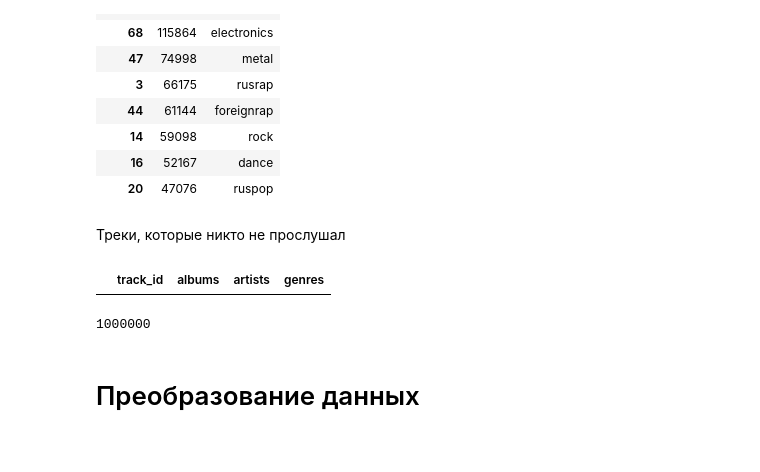
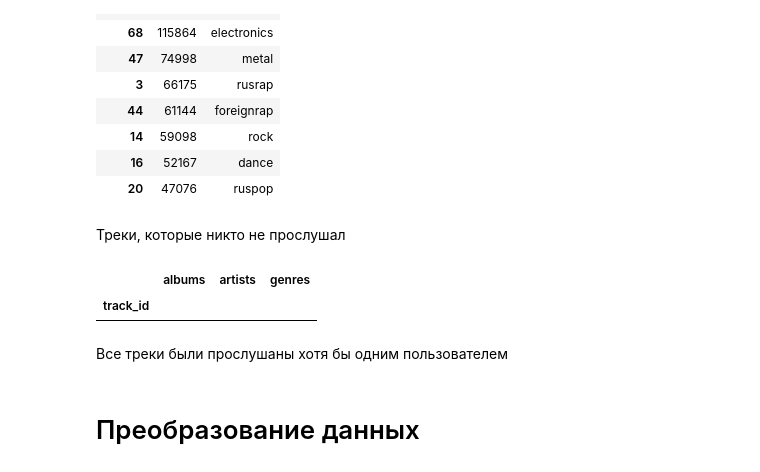
Before and after one commit to superVo1d/mle-project-sprint-4-v001, a Jupyter notebook: recommendations.ipynb, the cells around one changed output. Saved outputs shown, nothing was run; the diff lists cells and outputs as text; code cells hidden in the pictures.

```diff
--- a/recommendations.ipynb
+++ b/recommendations.ipynb
@@ -85,6 +117,9 @@ len(tracks[tracks['artists'].str.len() == 0])
 len(tracks[tracks['albums'].str.len() == 0])
 # %% [output]
 18
+# %%
+# Делаем track_id индексным столбцом
+tracks.set_index('track_id', inplace=True)
 # %%
 catalog_names.info()
 # %% [output]
@@ -265,2 +281,0 @@ from pandas.tseries.offsets import MonthEnd
-# %%
-interactions["started_at_month"] = pd.to_datetime(interactions["started_at"]).dt.to_period('M').dt.to_timestamp().dt.date
@@ -306,7 +312,7 @@ top_items[top_items['type'] == 'track'].head(10)
 # %% [markdown]
 Наиболее популярные жанры
 # %%
-genres_counts = top_items.join(tracks.set_index("track_id")).explode('genres')['genres'].value_counts()
+genres_counts = top_items.join(tracks).explode('genres')['genres'].value_counts()
 # %%
 top_genres = pd.DataFrame(genres_counts).join(catalog_names[catalog_names['type'] == 'genre'].set_index('id')['name'])
 top_genres.head(10)
@@ -326,15 +332,12 @@ top_genres.head(10)
 # %% [markdown]
 Треки, которые никто не прослушал
 # %%
-tracks[~tracks['track_id'].isin(interactions['track_id'])]
+tracks[~tracks.index.isin(interactions['track_id'])]
 # %% [output]
-|  | track_id | albums | artists | genres |
+|  | albums | artists | genres |
+| track_id |  |  |  |
-# %%
-# Число уникальных треков в таблице треков и таблице взаимодействиями совпадает.
-# Поэтому все треки были послушаны.
-interactions['track_id'].nunique()
-# %% [output]
-1000000
+# %% [markdown]
+Все треки были прослушаны хотя бы одним пользователем
 # %% [markdown]
 # Преобразование данных
 # %% [markdown]
```
Also changed, not shown: parts of 126 cells of this notebook.
